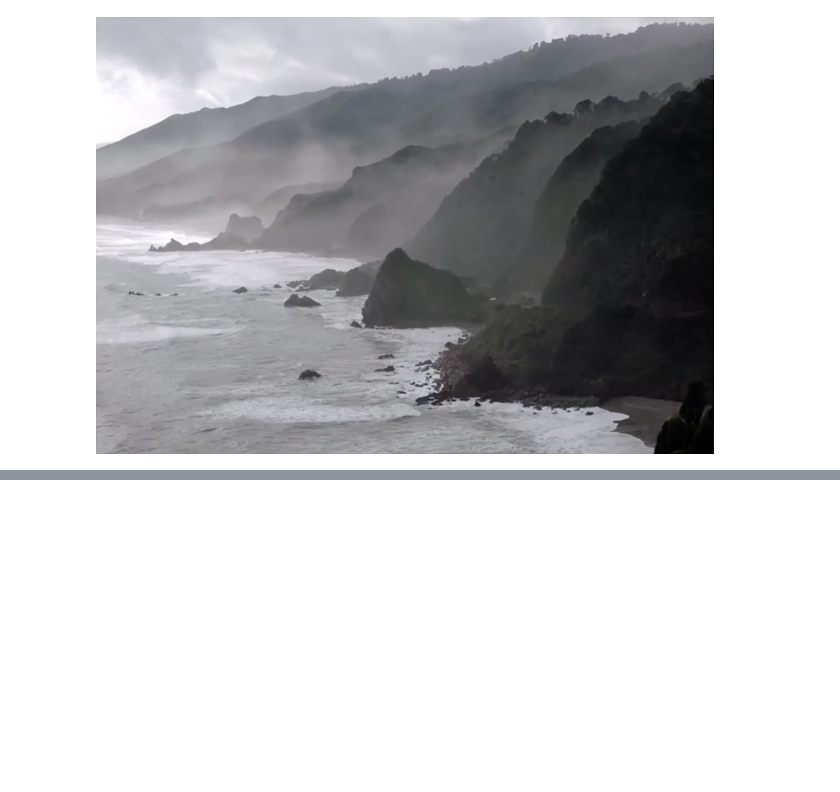
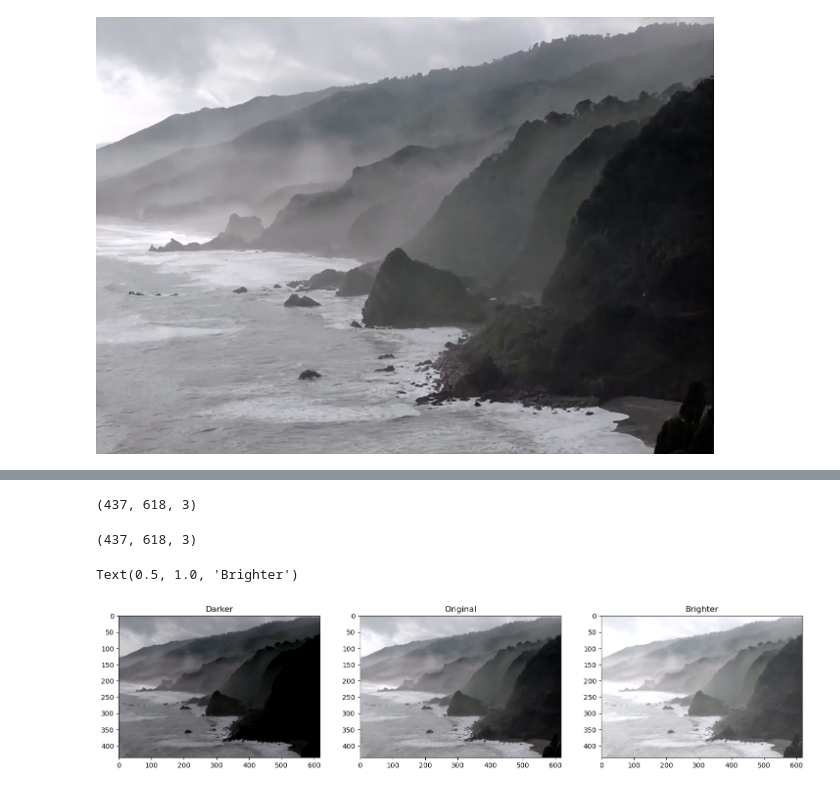
Before and after one commit to gouherdanish/image_processing_concepts, a Jupyter notebook: 3_image_enhancements.ipynb, the cells around one changed output, grey strips where cells are left out. Cells and saved outputs as stored; diff of their text form; code cells hidden in the pictures; blank space fills up the shorter version.

```diff
--- a/3_image_enhancements.ipynb
+++ b/3_image_enhancements.ipynb
@@ -15,0 +27,20 @@ Image(op)
+# %%
+img_rgb.shape
+# %% [output]
+(437, 618, 3)
+# %%
+A = np.ones(img_rgb.shape,dtype='uint8') * 50
+A.shape
+# %% [output]
+(437, 618, 3)
+# %%
+img_bright = cv2.add(img_rgb, A)
+img_dark = cv2.subtract(img_rgb, A)
+# %%
+plt.figure(figsize=(18,5))
+plt.subplot(131); plt.imshow(img_dark); plt.title('Darker')
+plt.subplot(132); plt.imshow(img_rgb); plt.title('Original')
+plt.subplot(133); plt.imshow(img_bright); plt.title('Brighter')
+# %% [output]
+Text(0.5, 1.0, 'Brighter')
+[figure, added]
```
Also changed, not shown: parts of 25 cells of this notebook, 6 other files.
